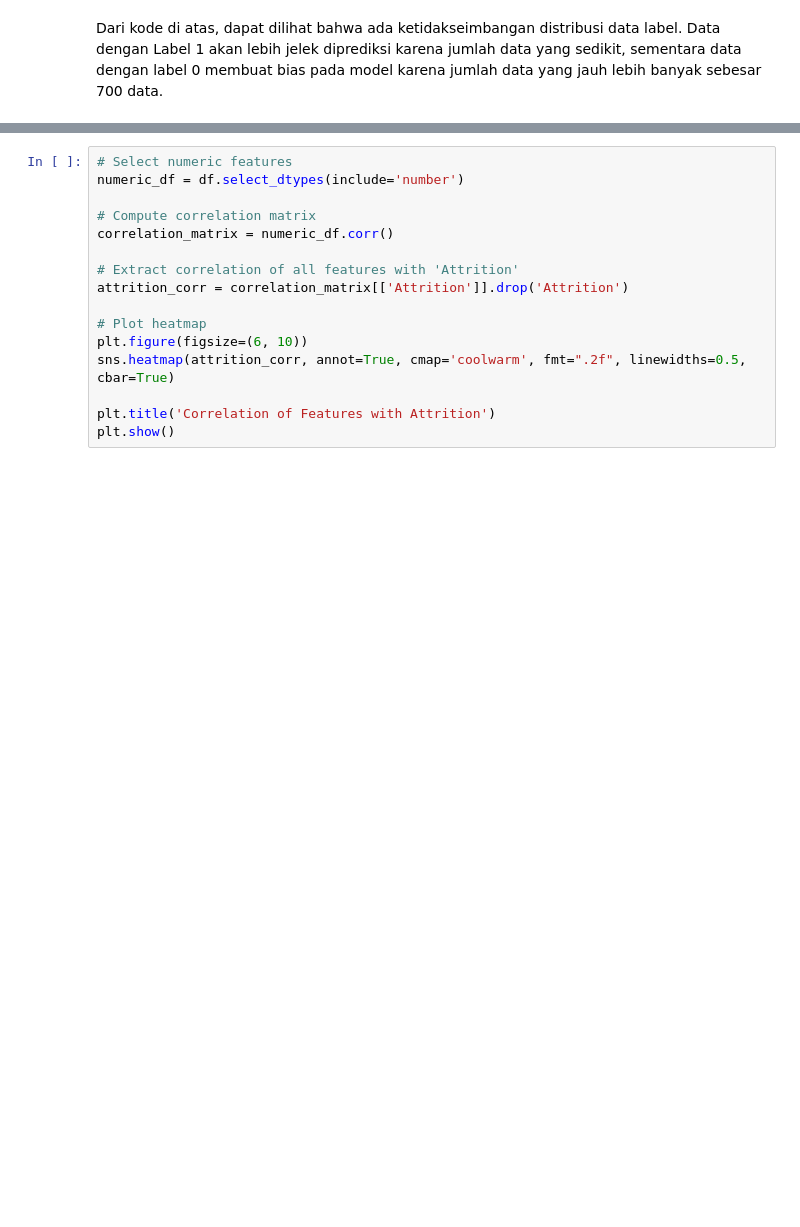
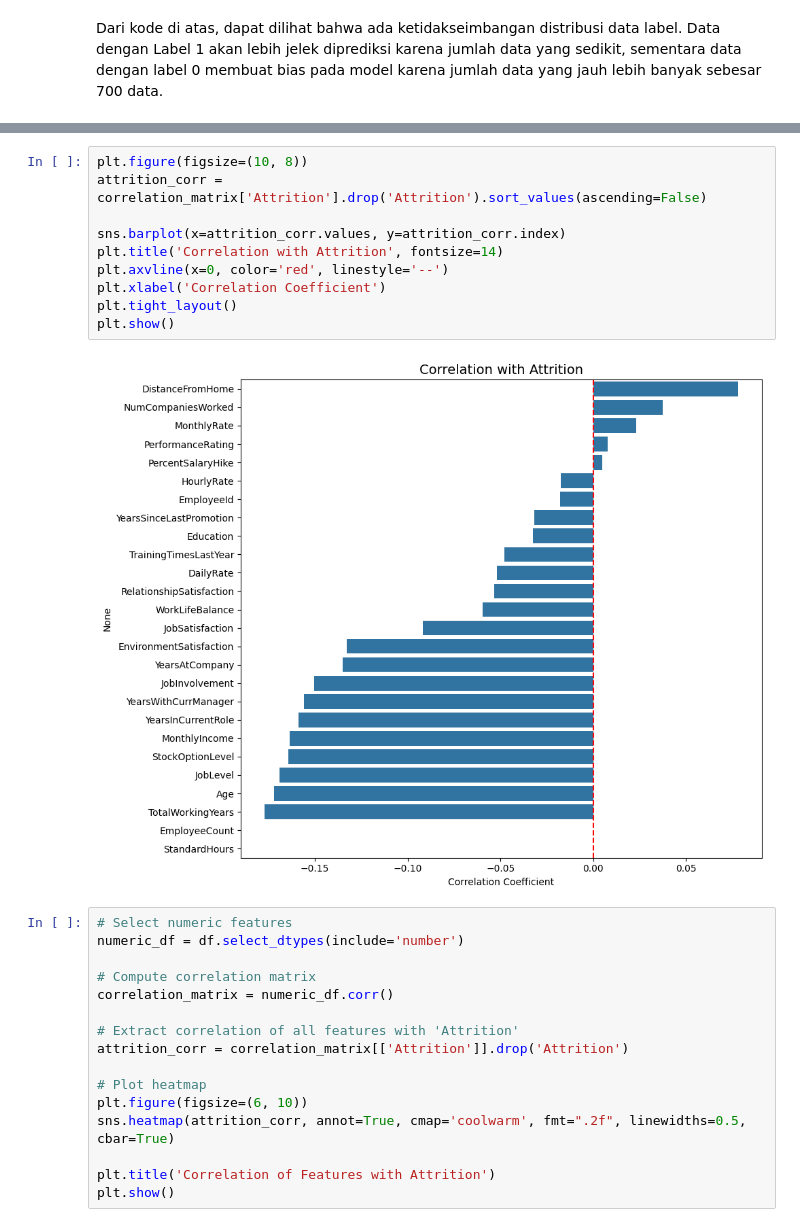
Before and after one commit to steven-fo/Belajar-Penerapan-Data-Science, a Jupyter notebook: project/human-resource/notebook.ipynb, the cells around one changed output, grey strips where cells are left out. Saved outputs shown, nothing was run; the diff lists cells and outputs as text; blank space fills up the shorter version.

```diff
--- a/project/human-resource/notebook.ipynb
+++ b/project/human-resource/notebook.ipynb
@@ -109,3 +179,15 @@ Dari kode di atas, dapat dilihat bahwa ada ketidakseimbangan distribusi data lab
+# %%
+plt.figure(figsize=(10, 8))
+attrition_corr = correlation_matrix['Attrition'].drop('Attrition').sort_values(ascending=False)
+
+sns.barplot(x=attrition_corr.values, y=attrition_corr.index)
+plt.title('Correlation with Attrition', fontsize=14)
+plt.axvline(x=0, color='red', linestyle='--')
+plt.xlabel('Correlation Coefficient')
+plt.tight_layout()
+plt.show()
+# %% [output]
+[figure, added]
 # %%
 # Select numeric features
 numeric_df = df.select_dtypes(include='number')
```
Also changed, not shown: parts of 4 cells of this notebook.
